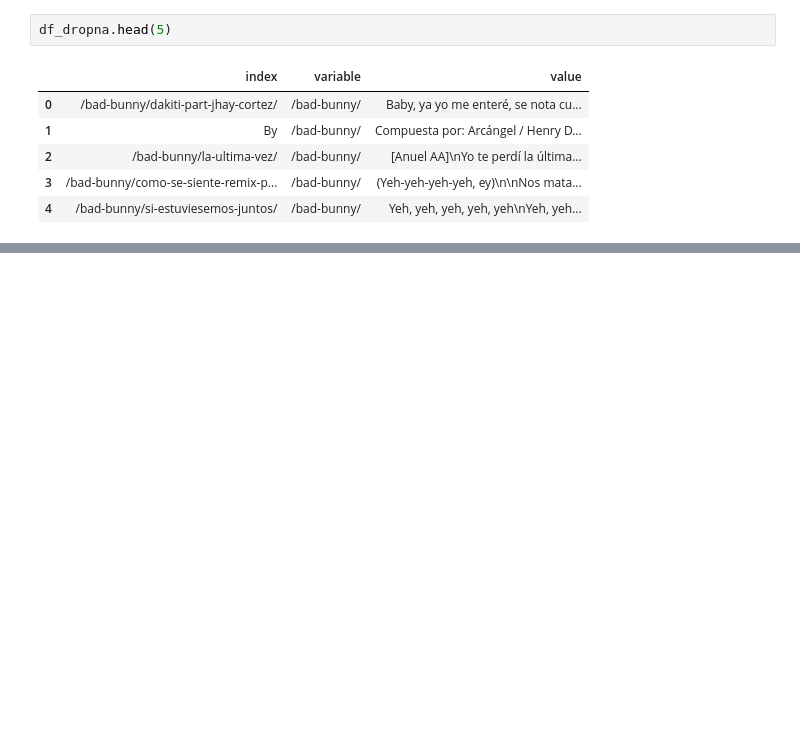
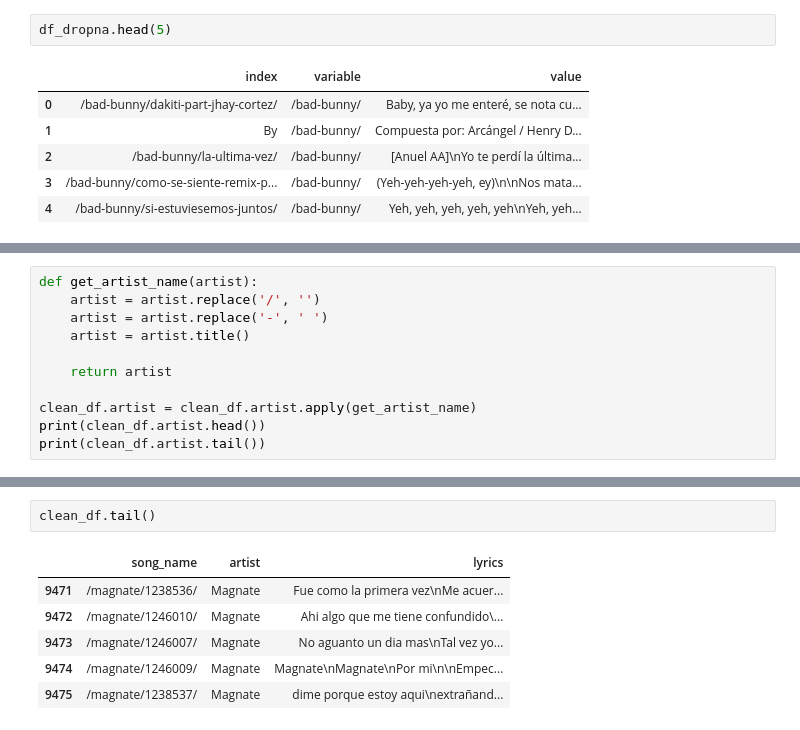
Before and after one commit to JonathanElejalde/reggaeton_songs_nlp, a Jupyter notebook: get_songs/clean_songs.ipynb, the cells around one changed output, grey strips where cells are left out. Cells and saved outputs as stored; diff of their text form; blank space fills up the shorter version.

```diff
--- a/get_songs/clean_songs.ipynb
+++ b/get_songs/clean_songs.ipynb
@@ -103,0 +108,11 @@ clean_df.head()
+# %%
+def get_artist_name(artist):
+    artist = artist.replace('/', '')
+    artist = artist.replace('-', ' ')
+    artist = artist.title()
+
+    return artist
+
+clean_df.artist = clean_df.artist.apply(get_artist_name)
+print(clean_df.artist.head())
+print(clean_df.artist.tail())
@@ -103,0 +132,9 @@ clean_df.head()
+# %%
+clean_df.tail()
+# %% [output]
+|  | song_name | artist | lyrics |
+| 9471 | /magnate/1238536/ | Magnate | Fue como la primera vez\nMe acuer... |
+| 9472 | /magnate/1246010/ | Magnate | Ahi algo que me tiene confundido\... |
+| 9473 | /magnate/1246007/ | Magnate | No aguanto un dia mas\nTal vez yo... |
+| 9474 | /magnate/1246009/ | Magnate | Magnate\nMagnate\nPor mi\n\nEmpec... |
+| 9475 | /magnate/1238537/ | Magnate | dime porque estoy aqui\nextrañand... |
```
Also changed, not shown: parts of 9 cells of this notebook.
